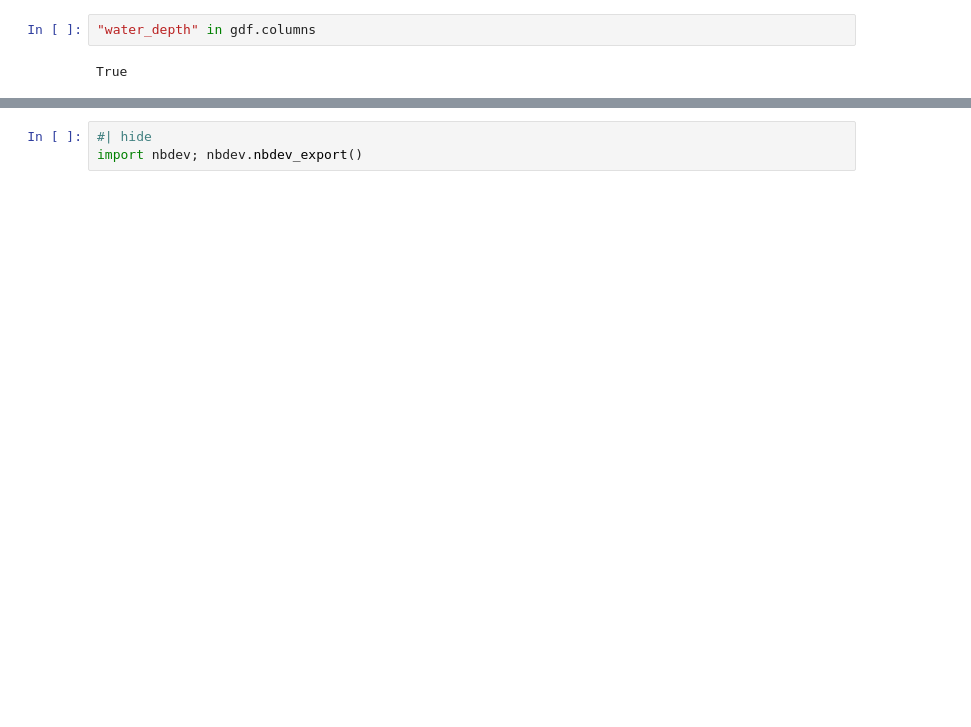
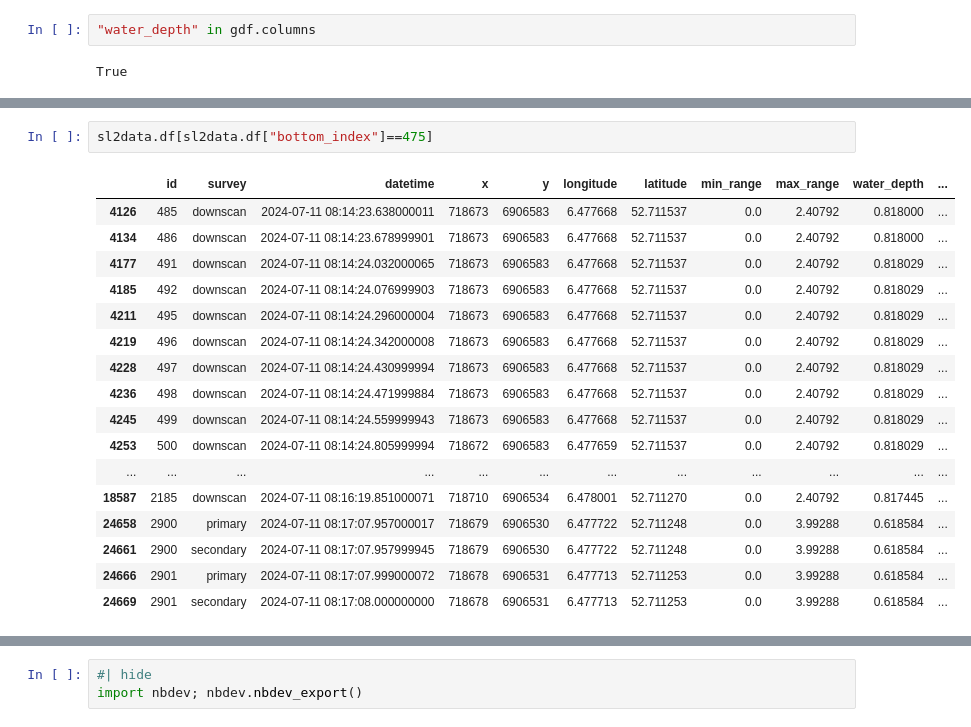
Before and after one commit to Hopsakee/sonar2csv_shape, a Jupyter notebook: nbs/00_core.ipynb, the cells around one changed output, grey strips where cells are left out. Drawn from its saved outputs; the diff is of its cells as text; blank space fills up the shorter version.

```diff
--- a/nbs/00_core.ipynb
+++ b/nbs/00_core.ipynb
@@ -337,0 +399,20 @@ Which one appeals to you more for your use case?
+# %%
+sl2data.df[sl2data.df["bottom_index"]==475]
+# %% [output]
+|  | id | survey | datetime | x | y | longitude | latitude | min_range | max_range | water_depth | ... |
+| 4126 | 485 | downscan | 2024-07-11 08:14:23.638000011 | 718673 | 6906583 | 6.477668 | 52.711537 | 0.0 | 2.40792 | 0.818000 | ... |
+| 4134 | 486 | downscan | 2024-07-11 08:14:23.678999901 | 718673 | 6906583 | 6.477668 | 52.711537 | 0.0 | 2.40792 | 0.818000 | ... |
+| 4177 | 491 | downscan | 2024-07-11 08:14:24.032000065 | 718673 | 6906583 | 6.477668 | 52.711537 | 0.0 | 2.40792 | 0.818029 | ... |
+| 4185 | 492 | downscan | 2024-07-11 08:14:24.076999903 | 718673 | 6906583 | 6.477668 | 52.711537 | 0.0 | 2.40792 | 0.818029 | ... |
+| 4211 | 495 | downscan | 2024-07-11 08:14:24.296000004 | 718673 | 6906583 | 6.477668 | 52.711537 | 0.0 | 2.40792 | 0.818029 | ... |
+| 4219 | 496 | downscan | 2024-07-11 08:14:24.342000008 | 718673 | 6906583 | 6.477668 | 52.711537 | 0.0 | 2.40792 | 0.818029 | ... |
+| 4228 | 497 | downscan | 2024-07-11 08:14:24.430999994 | 718673 | 6906583 | 6.477668 | 52.711537 | 0.0 | 2.40792 | 0.818029 | ... |
+| 4236 | 498 | downscan | 2024-07-11 08:14:24.471999884 | 718673 | 6906583 | 6.477668 | 52.711537 | 0.0 | 2.40792 | 0.818029 | ... |
+| 4245 | 499 | downscan | 2024-07-11 08:14:24.559999943 | 718673 | 6906583 | 6.477668 | 52.711537 | 0.0 | 2.40792 | 0.818029 | ... |
+| 4253 | 500 | downscan | 2024-07-11 08:14:24.805999994 | 718672 | 6906583 | 6.477659 | 52.711537 | 0.0 | 2.40792 | 0.818029 | ... |
+| ... | ... | ... | ... | ... | ... | ... | ... | ... | ... | ... | ... |
+| 18587 | 2185 | downscan | 2024-07-11 08:16:19.851000071 | 718710 | 6906534 | 6.478001 | 52.711270 | 0.0 | 2.40792 | 0.817445 | ... |
+| 24658 | 2900 | primary | 2024-07-11 08:17:07.957000017 | 718679 | 6906530 | 6.477722 | 52.711248 | 0.0 | 3.99288 | 0.618584 | ... |
+| 24661 | 2900 | secondary | 2024-07-11 08:17:07.957999945 | 718679 | 6906530 | 6.477722 | 52.711248 | 0.0 | 3.99288 | 0.618584 | ... |
+| 24666 | 2901 | primary | 2024-07-11 08:17:07.999000072 | 718678 | 6906531 | 6.477713 | 52.711253 | 0.0 | 3.99288 | 0.618584 | ... |
+| 24669 | 2901 | secondary | 2024-07-11 08:17:08.000000000 | 718678 | 6906531 | 6.477713 | 52.711253 | 0.0 | 3.99288 | 0.618584 | ... |
```
Also changed, not shown: parts of 21 cells of this notebook, 2 other files.
